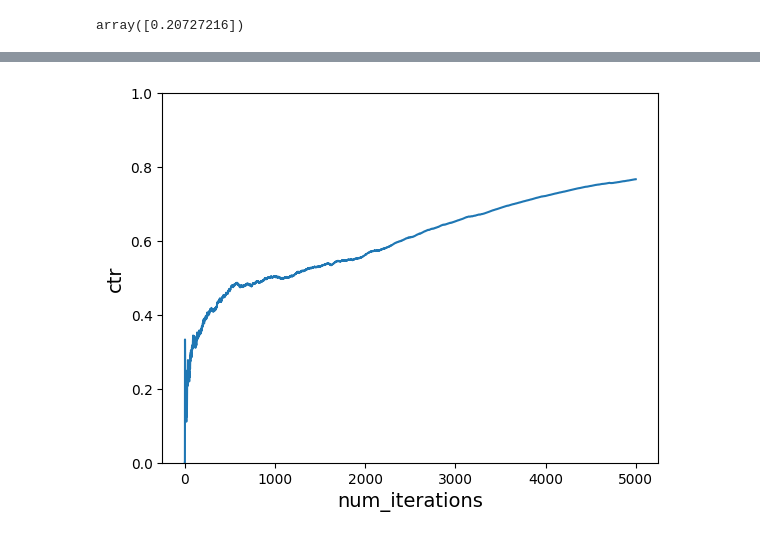
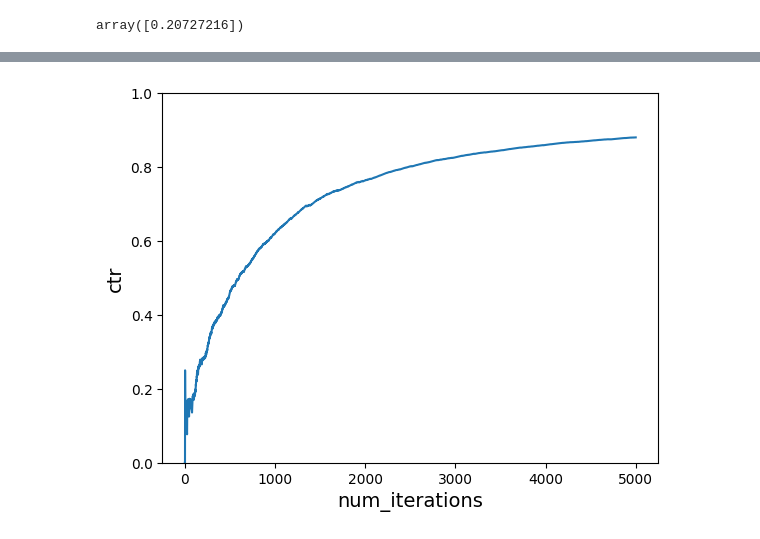
Before and after one commit to alextanhongpin/python-bandit, a Jupyter notebook: 08_neural_bandit.ipynb, the cells around one changed output, grey strips where cells are left out. Cells and saved outputs as stored; diff of their text form; code cells hidden in the pictures.

Commit message:
fix: update policy using softmax with temperature

```diff
--- a/08_neural_bandit.ipynb
+++ b/08_neural_bandit.ipynb
@@ -110,0 +118,8 @@ pmf, action, prob
+# %%
+# Sampling best reward for the action taken.
+rewards = model.predict(
+    [feature_interaction("Tom", "morning", action) for action in actions]
+)
+p = softmax(rewards)
+action = np.random.choice(actions, p=p)
+rewards, p, action
@@ -110,0 +132,4 @@ pmf, action, prob
+# %%
+p = softmax(rewards, tau=0.2)
+action = np.random.choice(actions, p=p)
+rewards, p, softmax(rewards), action
@@ -118,14 +151,14 @@ def choose_time_of_day(times_of_day):
 
 
 def get_action(model, context, actions, preprocess):
-    pmf = model.predict(
+    rewards = model.predict(
         [
             preprocess(context["user"], context["time_of_day"], action)
             for action in actions
         ]
     )
-    chosen_action_index, prob = sample_custom_pmf(pmf)
-    return actions[chosen_action_index], prob
+    action = np.random.choice(actions, p=softmax(rewards, tau=0.2))
+    return action
 # %%
 def run_simulation(
     model,
@@ -148,7 +181,7 @@ def run_simulation(
 
         # 3. Pass context to vw to get an action
         context = {"user": user, "time_of_day": time_of_day}
-        action, prob = get_action(model, context, actions, preprocess)
+        action = get_action(model, context, actions, preprocess)
 
         # 4. Get cost of the action we chose
         cost = cost_function(context, action)
@@ -171,13 +204,13 @@ def plot_ctr(num_iterations, ctr):
 # %%
 num_iterations = 5000
 # Need to fit at least once.
-model = MLPRegressor(activation="relu", random_state=42)
+model = MLPRegressor(random_state=42)
 model.partial_fit([one_hot_encode("Tom", "morning", "politics")], [1])
 ctr = run_simulation(model, num_iterations, users, times_of_day, actions, get_cost)
 old_ctr = ctr
 plot_ctr(num_iterations, ctr)
 # %% [output]
-[figure, old version]
+[figure, new version]
 # %%
 num_iterations = 5000
 # Need to fit at least once.
```
Also changed, not shown: parts of 11 cells of this notebook, 9 other files.
